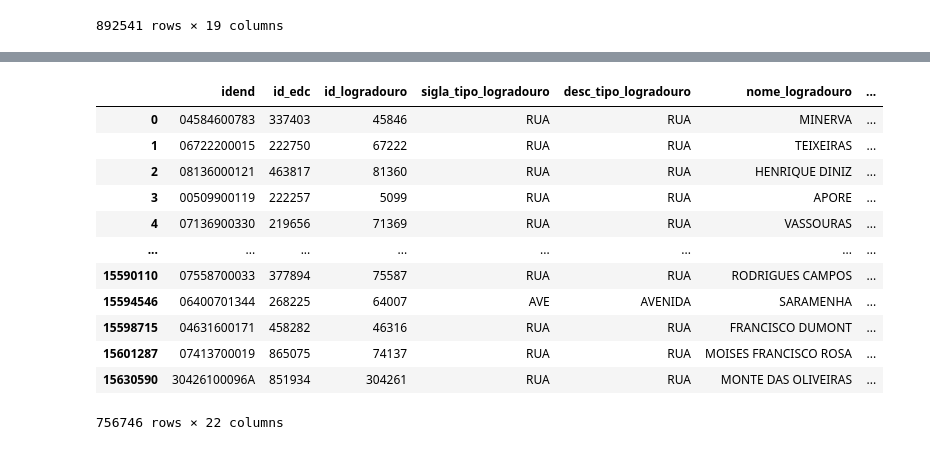
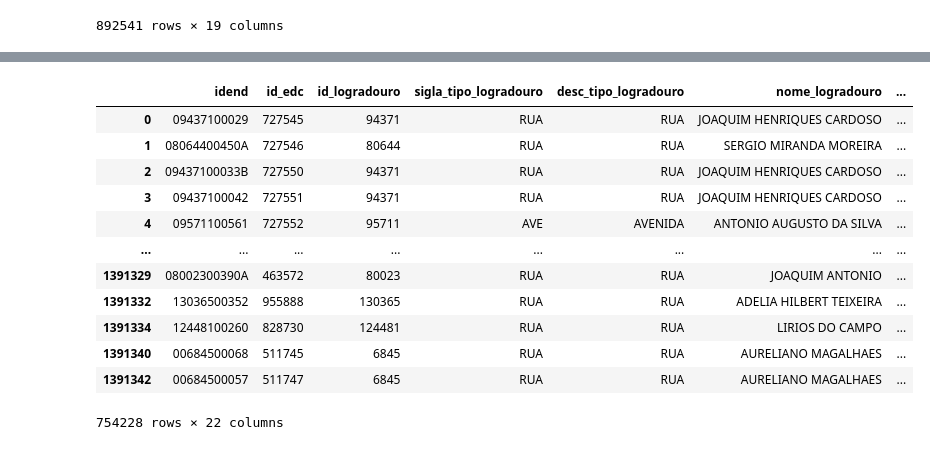
Before and after one commit to gustavohpgodinho/belo_horizonte_real_estate_market, a Jupyter notebook: munge/00_download_data.ipynb, the cells around one changed output, grey strips where cells are left out. Drawn from its saved outputs; the diff is of its cells as text; code cells hidden in the pictures.

Commit message:
ADD ENDERECAMENTO API DATA

```diff
--- a/munge/00_download_data.ipynb
+++ b/munge/00_download_data.ipynb
@@ -193,0 +112,16 @@ https://ckan.pbh.gov.br/dataset/394da7d4-3e74-4a2d-8fb6-6cb4d65d3451/resource/6c
+# %%
+df_enderecamento = df_resources\
+.query("dataset == 'enderecamento' & format == 'CSV'")\
+.reset_index()\
+.assign(min_index = lambda df: np.min(df["index"]))\
+.assign(max_index = lambda df: np.max(df["index"]))\
+.query("index == min_index or index == max_index")\
+.drop(columns = ["index", "min_index", "max_index"])\
+.apply(lambda df: download_data.get_csv_file(url = df["url"], verbose = 0), axis = 1)
+
+df_enderecamento = pd.concat(objs = list(df_enderecamento), ignore_index = True)\
+.drop_duplicates("idend")\
+.astype(dtype = {"cep": "str", "numero_imovel": "str"})\
+.assign(numero_imovel = lambda df: df["numero_imovel"].str.replace("\\.0", "", regex = True))\
+.assign(cep = lambda df: df["cep"].str.replace("\\.0", "", regex = True))\
+.assign(urlfile = lambda df: df["urlfile"].str.split("/").apply(lambda x: x[-1]))
@@ -194,17 +145,16 @@ https://ckan.pbh.gov.br/dataset/394da7d4-3e74-4a2d-8fb6-6cb4d65d3451/resource/6c
 # %%
-df_enderecamento\
-.drop_duplicates("idend")
+df_enderecamento
 # %% [output]
 |  | idend | id_edc | id_logradouro | sigla_tipo_logradouro | desc_tipo_logradouro | nome_logradouro | ... |
-| 0 | 04584600783 | 337403 | 45846 | RUA | RUA | MINERVA | ... |
-| 1 | 06722200015 | 222750 | 67222 | RUA | RUA | TEIXEIRAS | ... |
-| 2 | 08136000121 | 463817 | 81360 | RUA | RUA | HENRIQUE DINIZ | ... |
-| 3 | 00509900119 | 222257 | 5099 | RUA | RUA | APORE | ... |
-| 4 | 07136900330 | 219656 | 71369 | RUA | RUA | VASSOURAS | ... |
+| 0 | 09437100029 | 727545 | 94371 | RUA | RUA | JOAQUIM HENRIQUES CARDOSO | ... |
+| 1 | 08064400450A | 727546 | 80644 | RUA | RUA | SERGIO MIRANDA MOREIRA | ... |
+| 2 | 09437100033B | 727550 | 94371 | RUA | RUA | JOAQUIM HENRIQUES CARDOSO | ... |
+| 3 | 09437100042 | 727551 | 94371 | RUA | RUA | JOAQUIM HENRIQUES CARDOSO | ... |
+| 4 | 09571100561 | 727552 | 95711 | AVE | AVENIDA | ANTONIO AUGUSTO DA SILVA | ... |
 | ... | ... | ... | ... | ... | ... | ... | ... |
-| 15590110 | 07558700033 | 377894 | 75587 | RUA | RUA | RODRIGUES CAMPOS | ... |
-| 15594546 | 06400701344 | 268225 | 64007 | AVE | AVENIDA | SARAMENHA | ... |
-| 15598715 | 04631600171 | 458282 | 46316 | RUA | RUA | FRANCISCO DUMONT | ... |
-| 15601287 | 07413700019 | 865075 | 74137 | RUA | RUA | MOISES FRANCISCO ROSA | ... |
-| 15630590 | 30426100096A | 851934 | 304261 | RUA | RUA | MONTE DAS OLIVEIRAS | ... |
+| 1391329 | 08002300390A | 463572 | 80023 | RUA | RUA | JOAQUIM ANTONIO | ... |
+| 1391332 | 13036500352 | 955888 | 130365 | RUA | RUA | ADELIA HILBERT TEIXEIRA | ... |
+| 1391334 | 12448100260 | 828730 | 124481 | RUA | RUA | LIRIOS DO CAMPO | ... |
+| 1391340 | 00684500068 | 511745 | 6845 | RUA | RUA | AURELIANO MAGALHAES | ... |
+| 1391342 | 00684500057 | 511747 | 6845 | RUA | RUA | AURELIANO MAGALHAES | ... |
-756746 rows × 22 columns
+754228 rows × 22 columns
```
Also changed, not shown: parts of 6 cells of this notebook, 2 other files.
